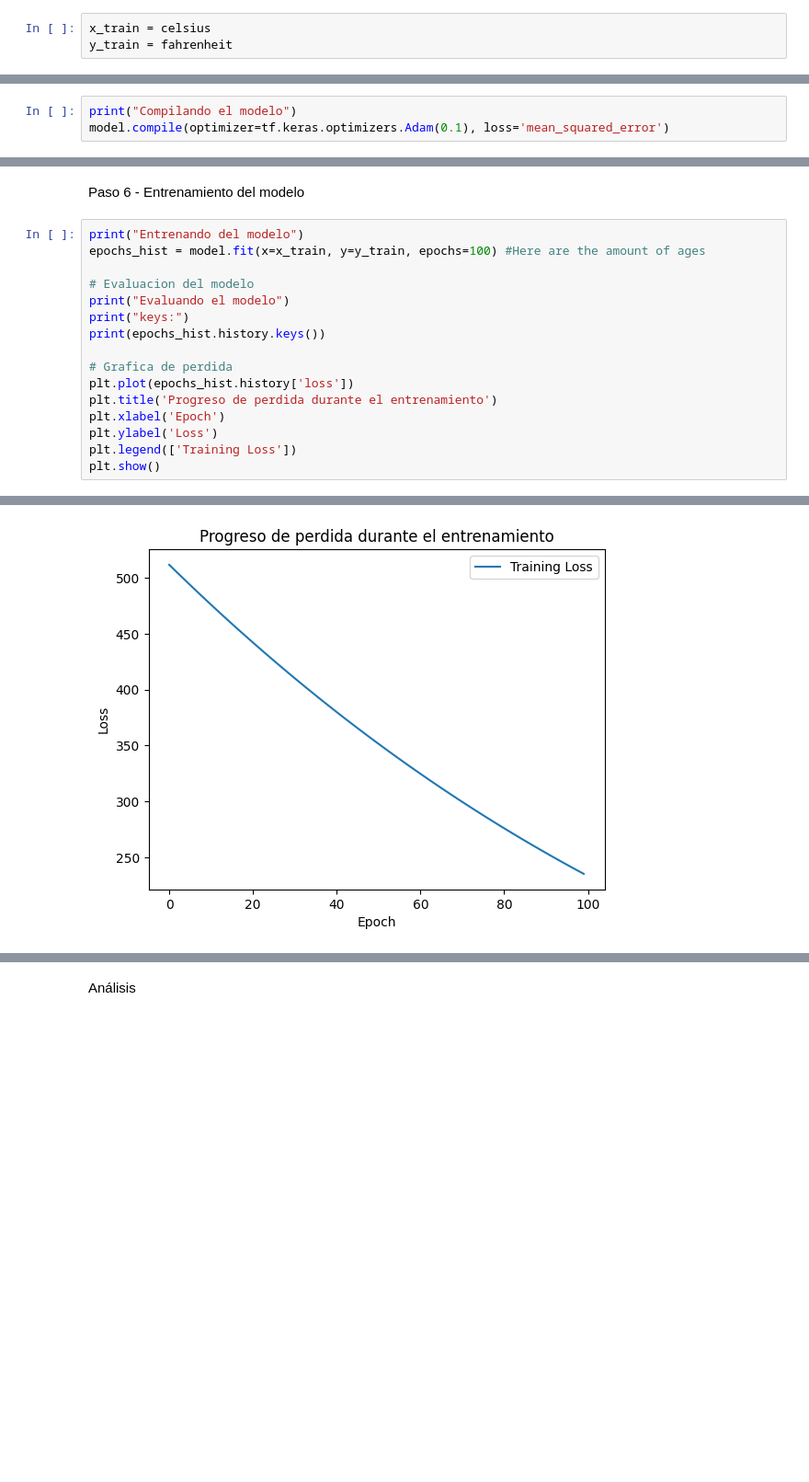
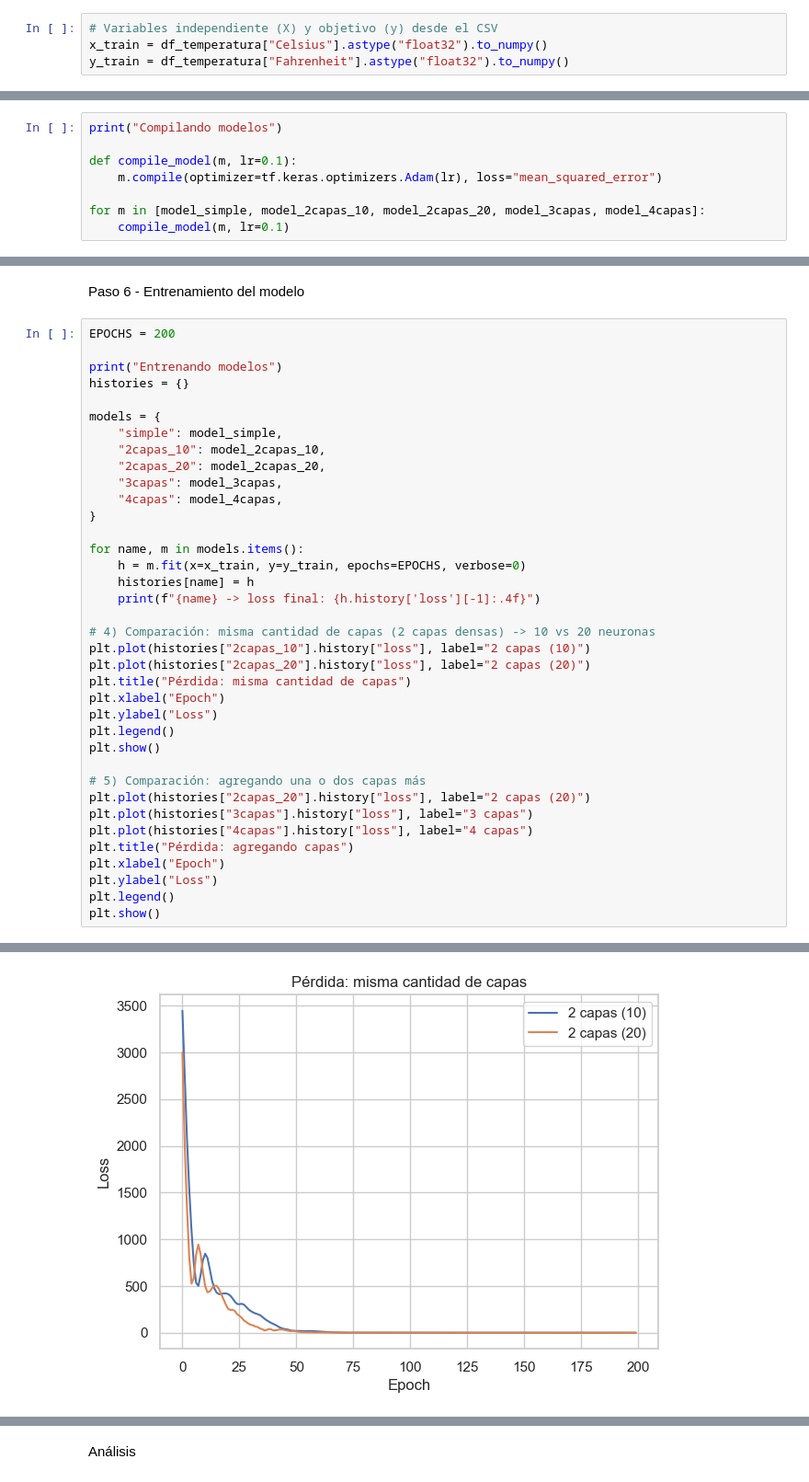
Before and after one commit to SebySurfer/Int_Data_Proc, a Jupyter notebook: Act10_HelloW_NeuralNetworks/main.ipynb, the cells around one changed output, grey strips where cells are left out. Shown at 92% size. Cells and saved outputs as stored; diff of their text form; blank space fills up the shorter version.

```diff
--- a/Act10_HelloW_NeuralNetworks/main.ipynb
+++ b/Act10_HelloW_NeuralNetworks/main.ipynb
@@ -23,8 +38,9 @@ plt.show()
 # %% [markdown]
 Paso 3 - Selección de las variables independiente y objetivo
 # %%
-x_train = celsius
-y_train = fahrenheit
+# Variables independiente (X) y objetivo (y) desde el CSV
+x_train = df_temperatura["Celsius"].astype("float32").to_numpy()
+y_train = df_temperatura["Fahrenheit"].astype("float32").to_numpy()
 # %% [markdown]
 Paso 4 - Creación del modelo
 # %%
@@ -37,6 +93,11 @@ Creando el modelo
 # %% [markdown]
 Paso 5 - Compilación del modelo
 # %%
-print("Compilando el modelo")
-model.compile(optimizer=tf.keras.optimizers.Adam(0.1), loss='mean_squared_error')
+print("Compilando modelos")
+
+def compile_model(m, lr=0.1):
+    m.compile(optimizer=tf.keras.optimizers.Adam(lr), loss="mean_squared_error")
+
+for m in [model_simple, model_2capas_10, model_2capas_20, model_3capas, model_4capas]:
+    compile_model(m, lr=0.1)
 # %% [output]
@@ -44,19 +105,40 @@ Compilando el modelo
 # %% [markdown]
 Paso 6 - Entrenamiento del modelo
 # %%
-print("Entrenando del modelo")
-epochs_hist = model.fit(x=x_train, y=y_train, epochs=100) #Here are the amount of ages
+EPOCHS = 200
 
-# Evaluacion del modelo
-print("Evaluando el modelo")
-print("keys:")
-print(epochs_hist.history.keys())
+print("Entrenando modelos")
+histories = {}
 
-# Grafica de perdida
-plt.plot(epochs_hist.history['loss'])
-plt.title('Progreso de perdida durante el entrenamiento')
-plt.xlabel('Epoch')
-plt.ylabel('Loss')
-plt.legend(['Training Loss'])
+models = {
+    "simple": model_simple,
+    "2capas_10": model_2capas_10,
+    "2capas_20": model_2capas_20,
+    "3capas": model_3capas,
+    "4capas": model_4capas,
+}
+
+for name, m in models.items():
+    h = m.fit(x=x_train, y=y_train, epochs=EPOCHS, verbose=0)
+    histories[name] = h
+    print(f"{name} -> loss final: {h.history['loss'][-1]:.4f}")
+
+# 4) Comparación: misma cantidad de capas (2 capas densas) -> 10 vs 20 neuronas
+plt.plot(histories["2capas_10"].history["loss"], label="2 capas (10)")
+plt.plot(histories["2capas_20"].history["loss"], label="2 capas (20)")
+plt.title("Pérdida: misma cantidad de capas")
+plt.xlabel("Epoch")
+plt.ylabel("Loss")
+plt.legend()
 plt.show()
+
+# 5) Comparación: agregando una o dos capas más
+plt.plot(histories["2capas_20"].history["loss"], label="2 capas (20)")
+plt.plot(histories["3capas"].history["loss"], label="3 capas")
+plt.plot(histories["4capas"].history["loss"], label="4 capas")
+plt.title("Pérdida: agregando capas")
+plt.xlabel("Epoch")
+plt.ylabel("Loss")
+plt.legend()
+plt.show()
 # %% [output]
@@ -80 +151 @@ dict_keys(['loss'])
-[figure, old version]
+[figure, new version]
```
Also changed, not shown: parts of 6 cells of this notebook.
